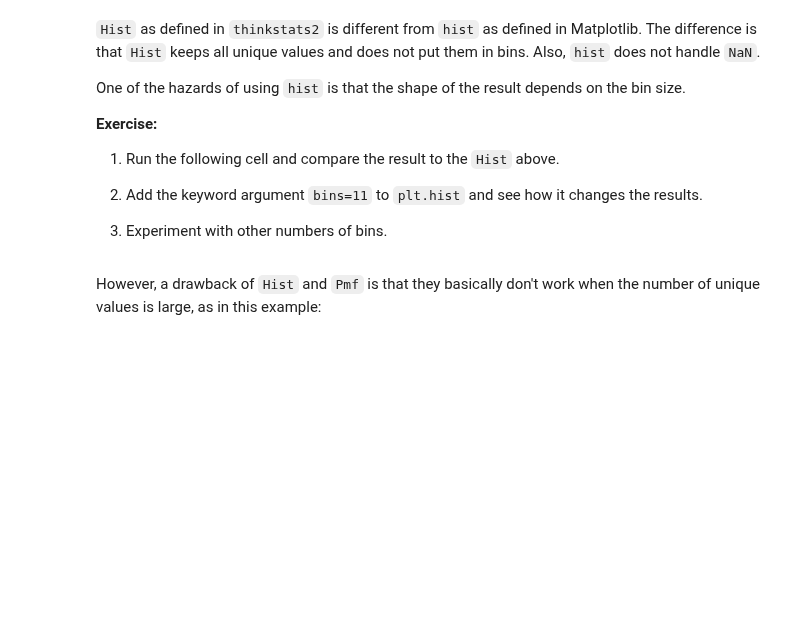
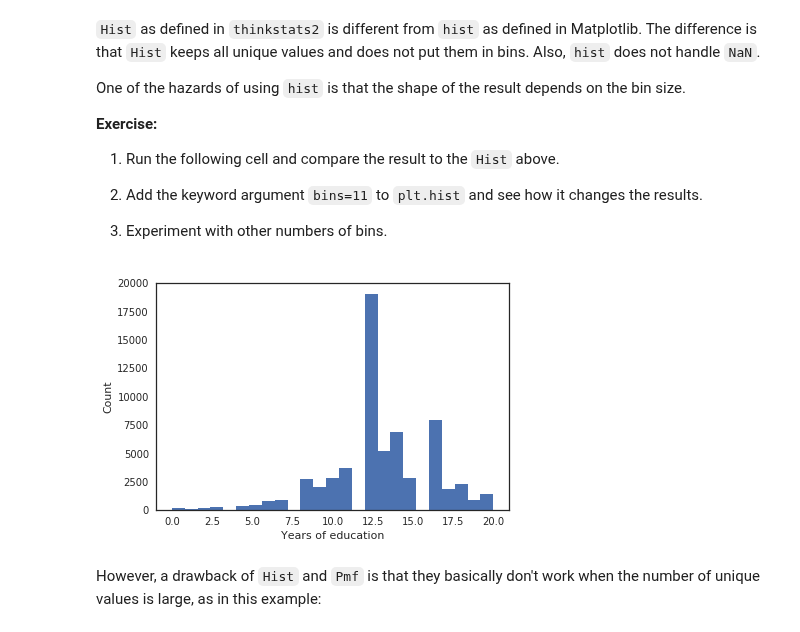
Before and after one commit to AllenDowney/ThinkStats2, a Jupyter notebook: homeworks/homework01.ipynb, the cells around one changed output. Saved outputs shown, nothing was run; the diff lists cells and outputs as text; code cells hidden in the pictures; blank space fills up the shorter version.

```diff
--- a/homeworks/homework01.ipynb
+++ b/homeworks/homework01.ipynb
@@ -81,0 +211,3 @@ gss['wtssall'].describe()
+# %%
+gss.agewed.replace([98,99,0], np.nan, inplace=True)
+gss.sibs.replace([98,99,-1], np.nan, inplace=True)
@@ -108,9 +266,11 @@ One of the hazards of using `hist` is that the shape of the result depends on th
 # %%
 import matplotlib.pyplot as plt
 
-plt.hist(gss.educ.dropna())
+plt.hist(gss.educ.dropna(),bins=25)
 decorate(xlabel='Years of education',
          ylabel='Count')
+# %% [output]
+[figure, added]
 # %% [markdown]
 However, a drawback of `Hist` and `Pmf` is that they basically don't work when the number of unique values is large, as in this example:
 # %%
```
Also changed, not shown: parts of 57 cells of this notebook.
